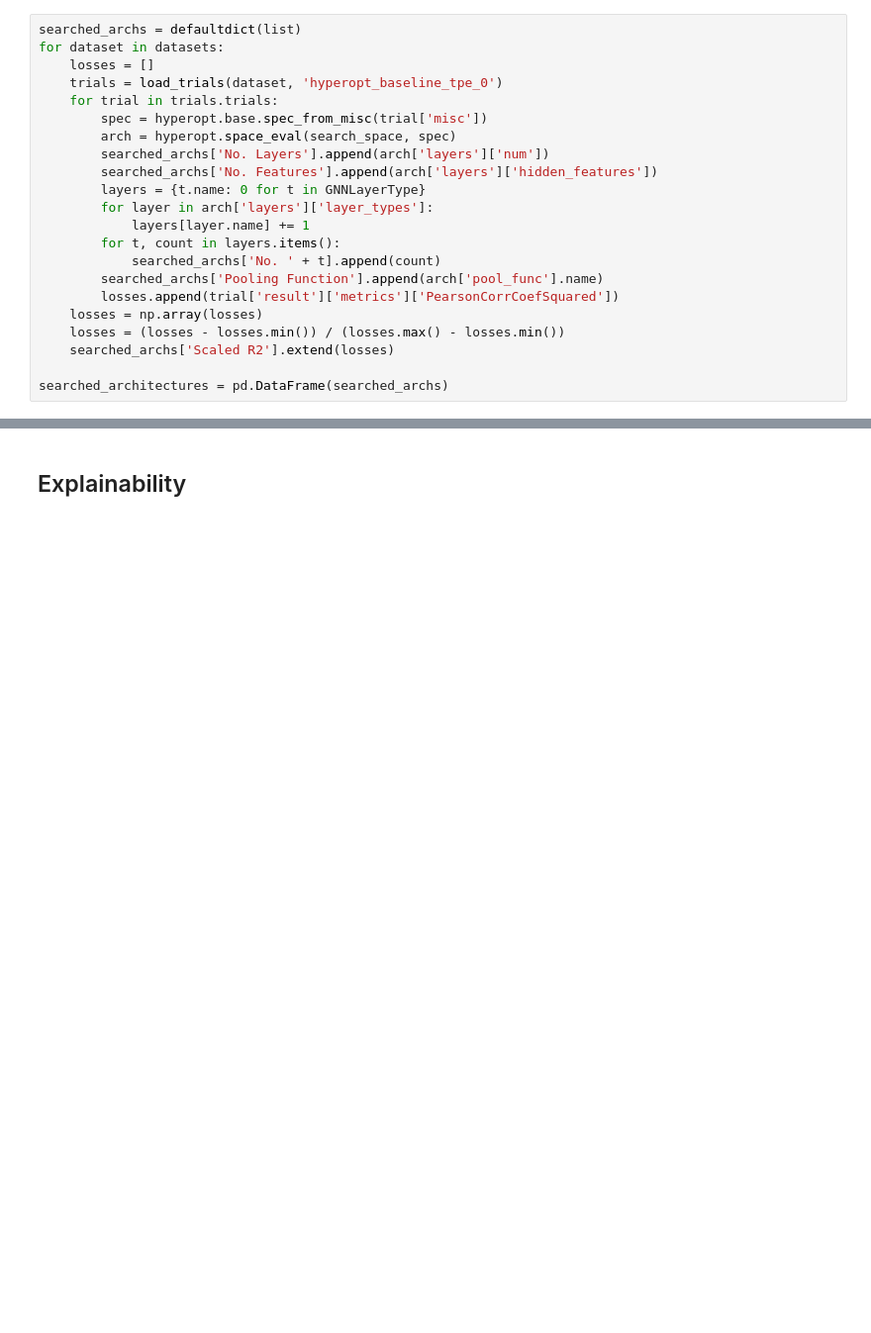
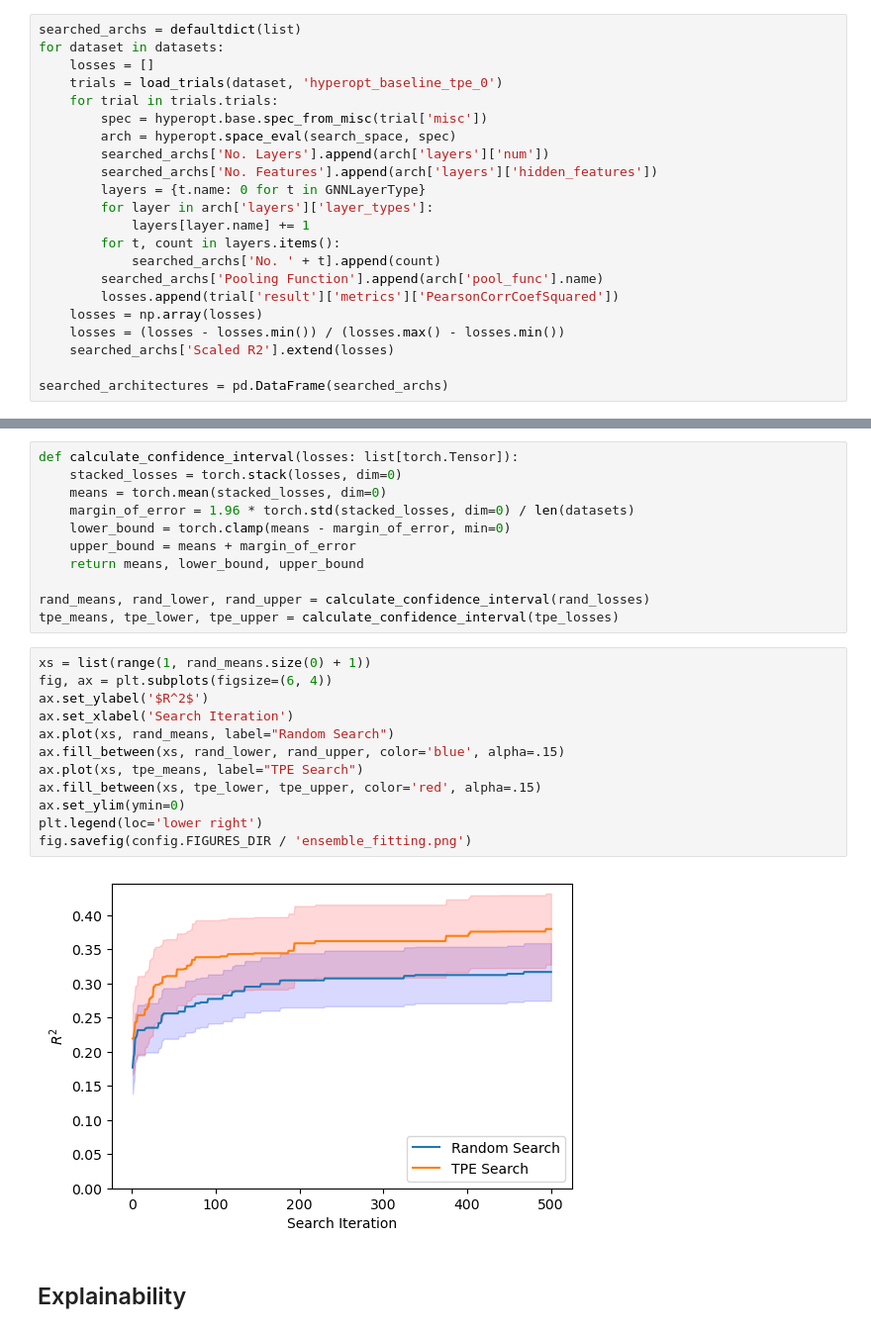
Before and after one commit to harryknighton/drug-discovery-automl, a Jupyter notebook: src/notebooks/evaluation.ipynb, the cells around one changed output, grey strips where cells are left out. Shown: that part at 99% size. Drawn from its saved outputs; the diff is of its cells as text; blank space fills up the shorter version.

```diff
--- a/src/notebooks/evaluation.ipynb
+++ b/src/notebooks/evaluation.ipynb
@@ -156,3 +177,28 @@ fig.write_html('bla.html', auto_open=True)
+# %%
+def calculate_confidence_interval(losses: list[torch.Tensor]):
+    stacked_losses = torch.stack(losses, dim=0)
+    means = torch.mean(stacked_losses, dim=0)
+    margin_of_error = 1.96 * torch.std(stacked_losses, dim=0) / len(datasets)
+    lower_bound = torch.clamp(means - margin_of_error, min=0)
+    upper_bound = means + margin_of_error
+    return means, lower_bound, upper_bound
+
+rand_means, rand_lower, rand_upper = calculate_confidence_interval(rand_losses)
+tpe_means, tpe_lower, tpe_upper = calculate_confidence_interval(tpe_losses)
+# %%
+xs = list(range(1, rand_means.size(0) + 1))
+fig, ax = plt.subplots(figsize=(6, 4))
+ax.set_ylabel('$R^2$')
+ax.set_xlabel('Search Iteration')
+ax.plot(xs, rand_means, label="Random Search")
+ax.fill_between(xs, rand_lower, rand_upper, color='blue', alpha=.15)
+ax.plot(xs, tpe_means, label="TPE Search")
+ax.fill_between(xs, tpe_lower, tpe_upper, color='red', alpha=.15)
+ax.set_ylim(ymin=0)
+plt.legend(loc='lower right')
+fig.savefig(config.FIGURES_DIR / 'ensemble_fitting.png')
+# %% [output]
+[figure, added]
 # %% [markdown]
 ## Explainability
 # %% [markdown]
```
Also changed, not shown: parts of 12 cells of this notebook.
